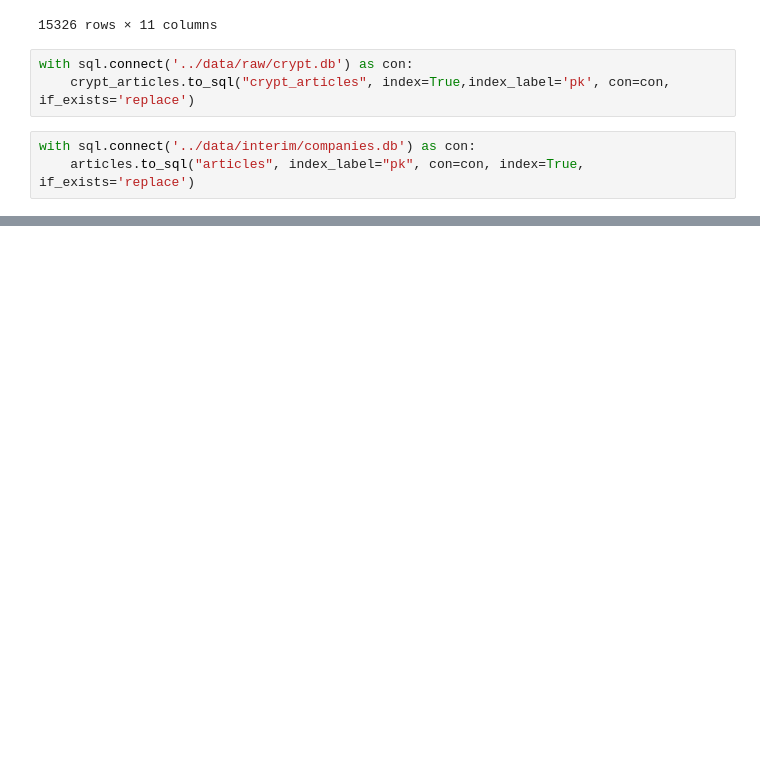
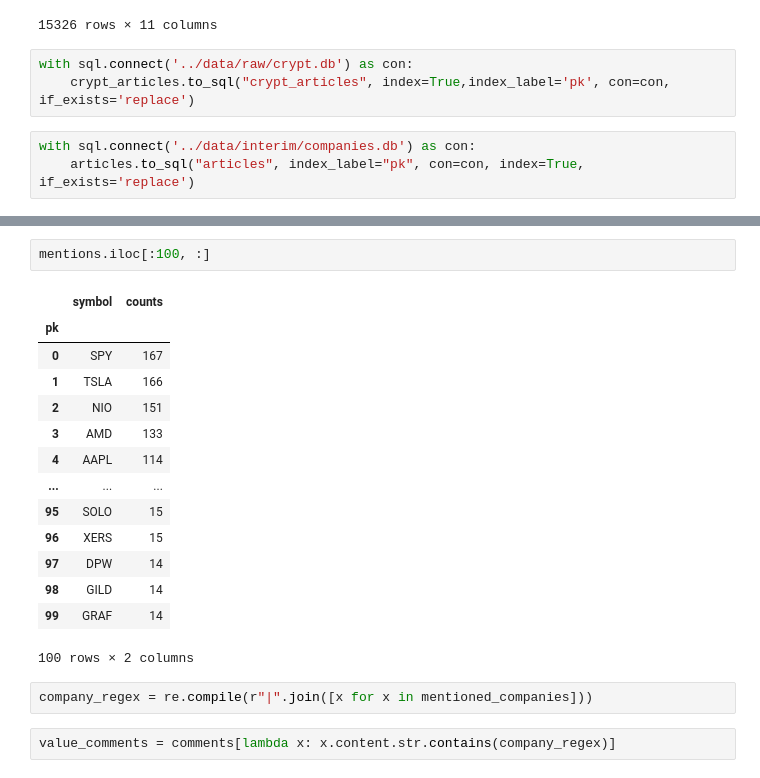
Before and after one commit to kyle-rgb/Discord_Project, a Jupyter notebook: notebooks/Data_Cleaning.ipynb, the cells around one changed output, grey strips where cells are left out. Saved outputs shown, nothing was run; the diff lists cells and outputs as text; blank space fills up the shorter version.

```diff
--- a/notebooks/Data_Cleaning.ipynb
+++ b/notebooks/Data_Cleaning.ipynb
@@ -3606,0 +3645,21 @@ with sql.connect('../data/interim/companies.db') as con:
+# %%
+mentions.iloc[:100, :]
+# %% [output]
+|  | symbol | counts |
+| pk |  |  |
+| 0 | SPY | 167 |
+| 1 | TSLA | 166 |
+| 2 | NIO | 151 |
+| 3 | AMD | 133 |
+| 4 | AAPL | 114 |
+| ... | ... | ... |
+| 95 | SOLO | 15 |
+| 96 | XERS | 15 |
+| 97 | DPW | 14 |
+| 98 | GILD | 14 |
+| 99 | GRAF | 14 |
+100 rows × 2 columns
+# %%
+company_regex = re.compile(r"|".join([x for x in mentioned_companies]))
+# %%
+value_comments = comments[lambda x: x.content.str.contains(company_regex)]
```
Also changed, not shown: parts of 12 cells of this notebook, 10 other files.
